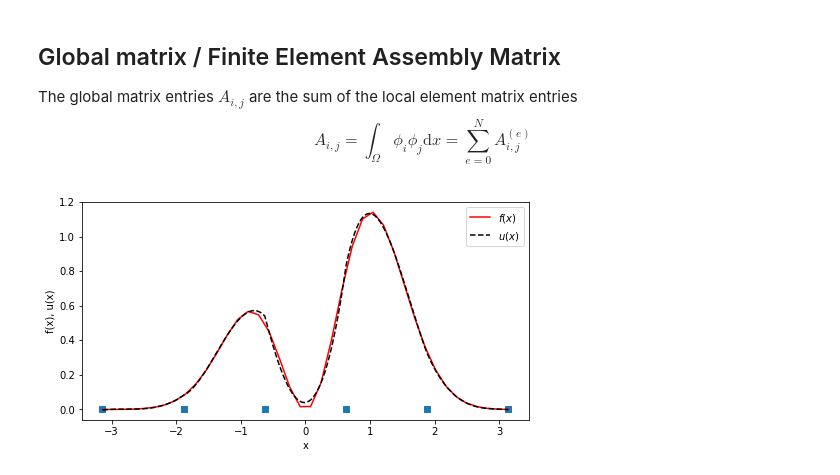
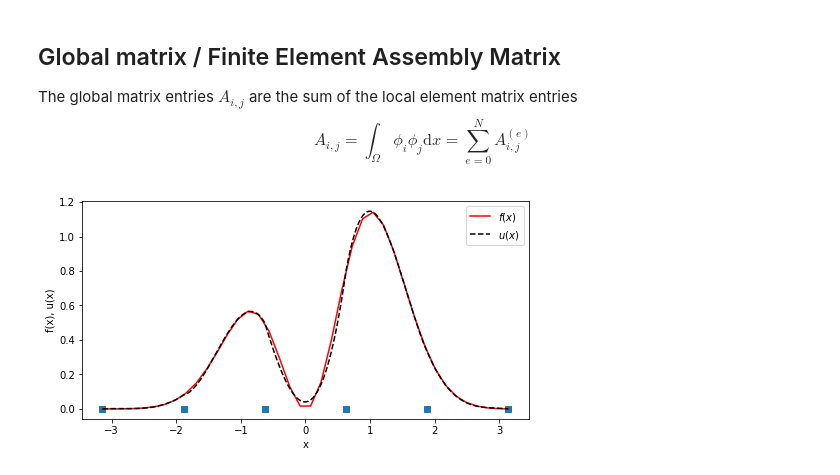
Before and after one commit to winesitter/FiniteElementMethod, a Jupyter notebook: FiniteElementApproach_1D.ipynb, the cells around one changed output. Drawn from its saved outputs; the diff is of its cells as text; code cells hidden in the pictures.

```diff
--- a/FiniteElementApproach_1D.ipynb
+++ b/FiniteElementApproach_1D.ipynb
@@ -300,34 +300,34 @@ f = lambda x: -tanh(x) * sin(x-pi) * exp(1. - 0.75* (x-0.25)**2)
 
 elem_resolution = 40
 x   = np.linspace(Omega[0], Omega[1], elem_resolution)
-X   = np.linspace(-1, 1, elem_resolution)
+X   = np.linspace(-1, 1, d+1)
 phi = basis(X, d)
 
 # Initialize mesh
 (nodes, elements) = init_mesh(Omega, N-1, d)
 # Assemble the global linear equation system
 (A, b) = assemble(nodes, elements, X, phi, f)
 # Solve the global linear equation system
 C = np.linalg.solve(A, b)
 # Compute the approximation u(x) to f(x)
 (x_u, u) = u_glob(nodes, elements, C, 40)
 
 # Plot results
 #-------------------------------------------------------
 element_edges = [nodes[elements[i][0]] for i in range(0,N)]
 element_edges.append(nodes[-1])
 
 fig = plt.figure()
 fig.set_size_inches(8,4)
 ax = fig.add_subplot(111)
 
 e_plt = ax.plot(element_edges, [0]*len(element_edges), ls='None', marker='s')
 
 f_plt = ax.plot(x, f(x), c='r', ls='-', label='$f(x)$')
 u_plt = ax.plot(x_u, u, c='k', ls='--', label='$u(x)$')
 ax.set_xlabel('x')
 ax.set_ylabel('f(x), u(x)')
 ax.legend()
 plt.show()
 # %% [output]
-[figure, old version]
+[figure, new version]
```
Also changed, not shown: parts of 3 cells of this notebook.
